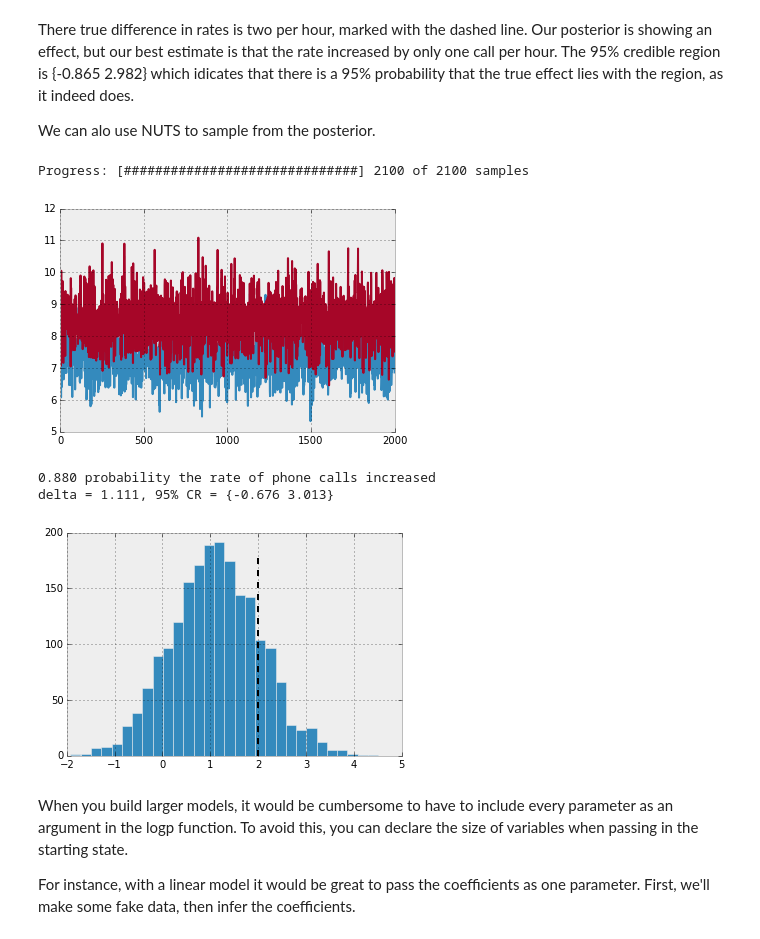
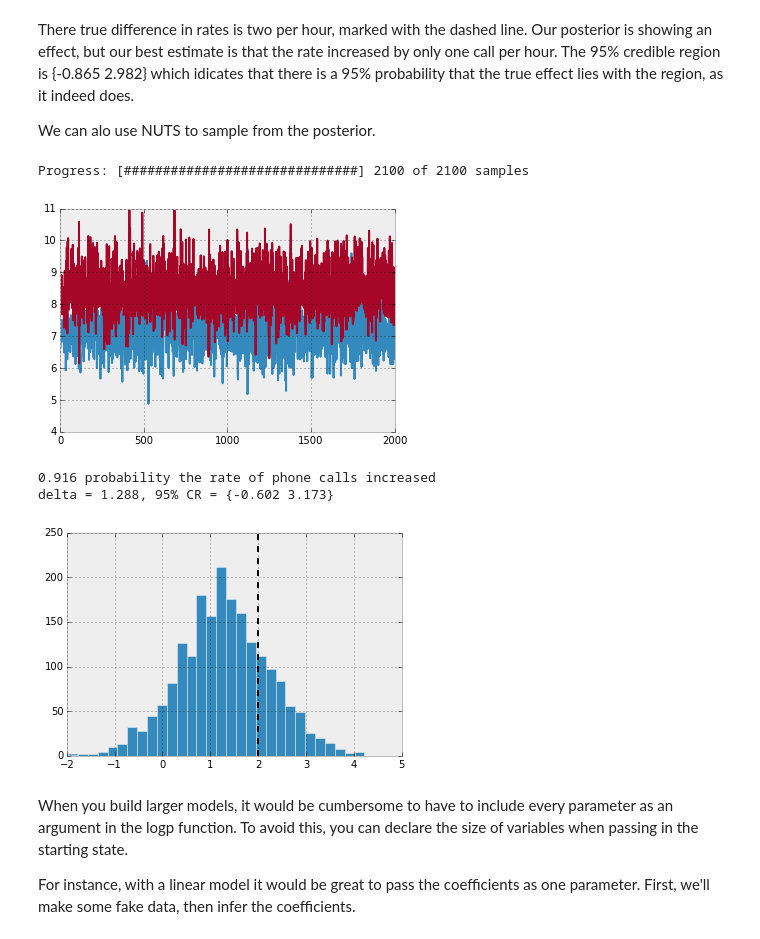
Before and after one commit to mcleonard/sampyl, a Jupyter notebook: Examples.ipynb, the cells around one changed output. Cells and saved outputs as stored; diff of their text form; code cells hidden in the pictures.

```diff
--- a/Examples.ipynb
+++ b/Examples.ipynb
@@ -140,26 +140,26 @@ There true difference in rates is two per hour, marked with the dashed line. Our
 
 We can alo use NUTS to sample from the posterior.
 # %%
-nuts = smp.NUTS(logp, start=start)
+nuts = smp.NUTS(logp, start)
 trace = nuts.sample(2100, burn=100)
 _ = plt.plot(trace.lam1)
 _ = plt.plot(trace.lam2)
 # %% [output]
 Progress: [##############################] 2100 of 2100 samples
-[figure, old version]
+[figure, new version]
 # %%
 delta = trace.lam2 - trace.lam1
 _ = plt.hist(delta, bins=30)
-_ = plt.vlines(2, 0, 180, linestyle='--')
+_ = plt.vlines(2, 0, 250, linestyle='--')
 p = np.mean(delta > 0)
 effect = np.mean(delta)
 CR = np.percentile(delta, (2.5, 97.5))
 print("{:.3f} probability the rate of phone calls increased".format(p))
 print("delta = {:.3f}, 95% CR = {{{:.3f} {:.3f}}}".format(effect, *CR))
 # %% [output]
-0.880 probability the rate of phone calls increased
-delta = 1.111, 95% CR = {-0.676 3.013}
+0.916 probability the rate of phone calls increased
+delta = 1.288, 95% CR = {-0.602 3.173}
-[figure, old version]
+[figure, new version]
 # %% [markdown]
 When you build larger models, it would be cumbersome to have to include every parameter as an argument in the logp function. To avoid this, you can declare the size of variables when passing in the starting state.
 
```
Also changed, not shown: parts of 13 cells of this notebook.
